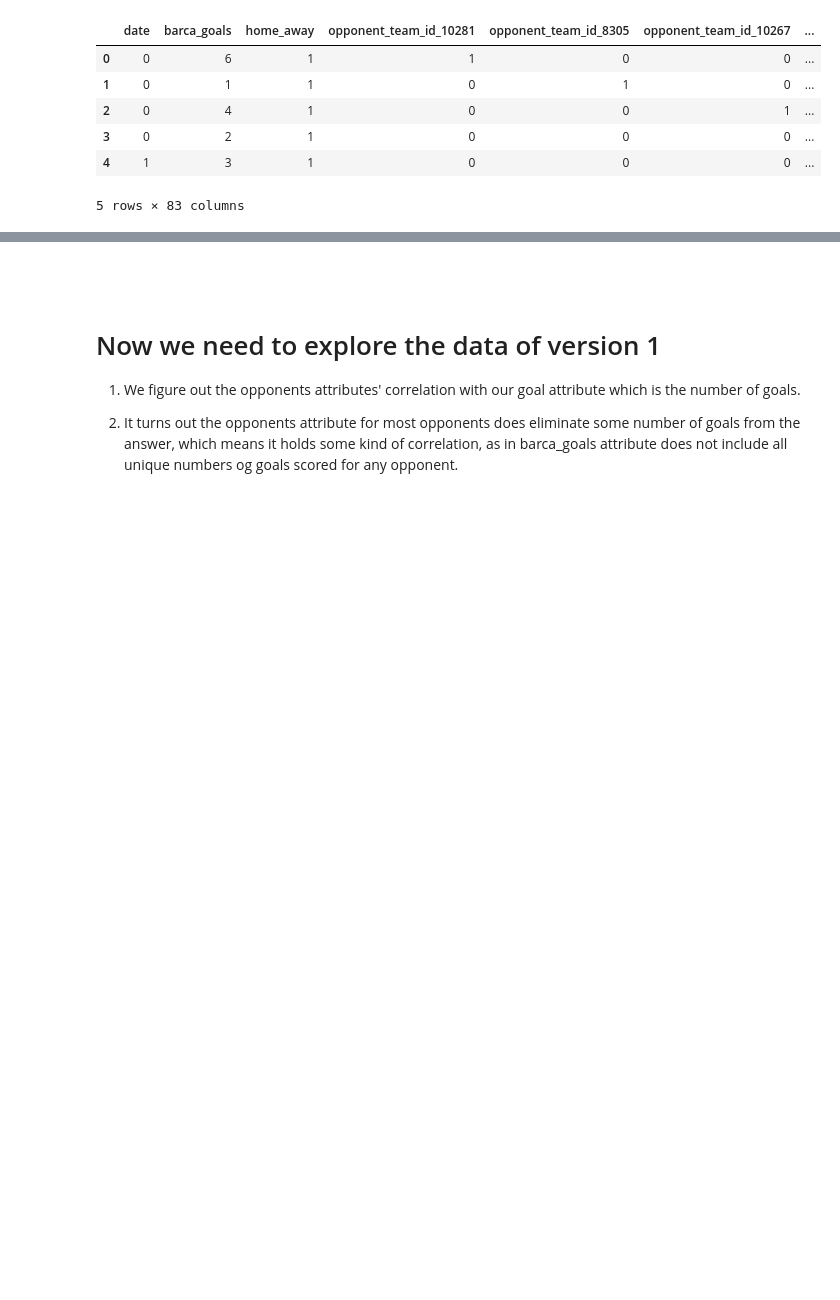
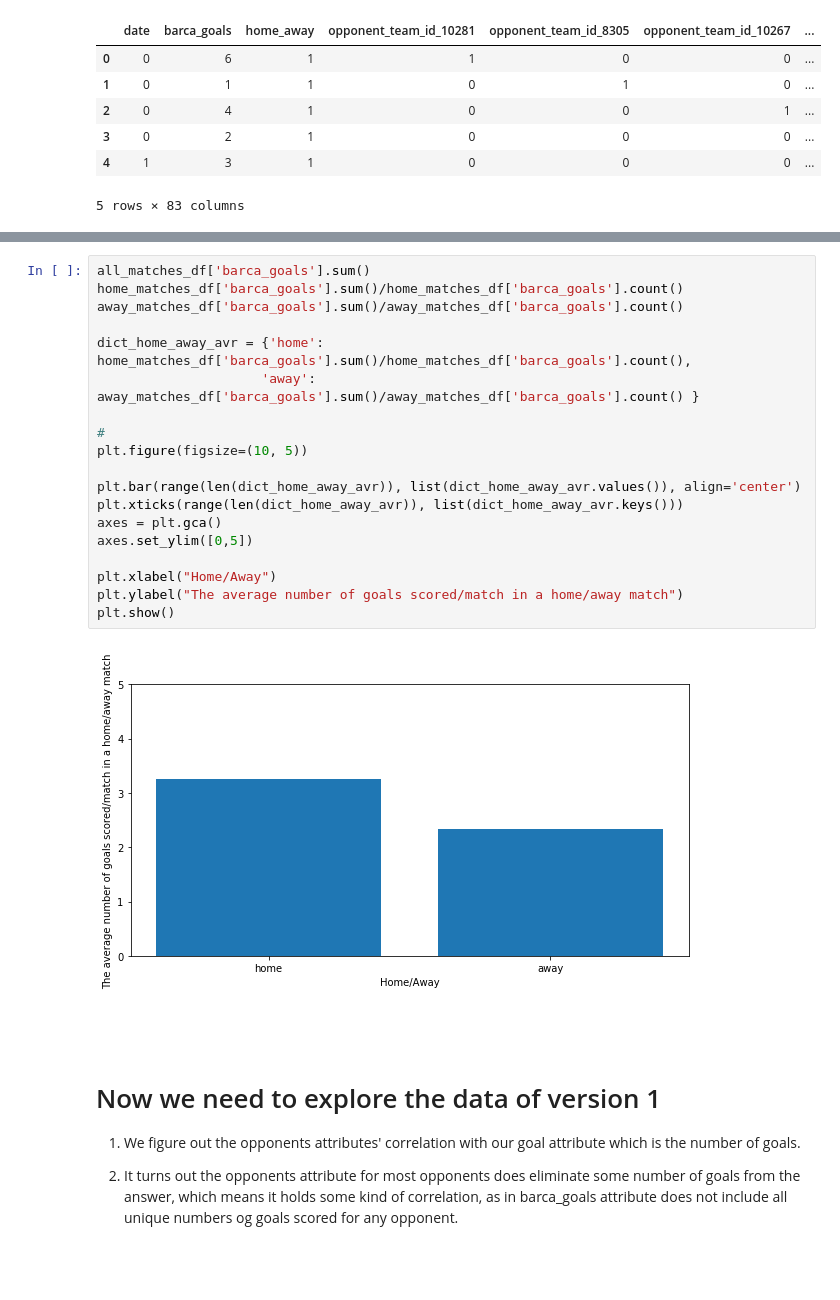
Before and after one commit to AnwarLabib/FC-Barcelona-Goal-Prediction, a Jupyter notebook: data_cleaning.ipynb, the cells around one changed output, grey strips where cells are left out. Drawn from its saved outputs; the diff is of its cells as text; blank space fills up the shorter version.

```diff
--- a/data_cleaning.ipynb
+++ b/data_cleaning.ipynb
@@ -310,3 +355,24 @@ all_matches_df_v2.head()
+# %%
+all_matches_df['barca_goals'].sum()
+home_matches_df['barca_goals'].sum()/home_matches_df['barca_goals'].count()
+away_matches_df['barca_goals'].sum()/away_matches_df['barca_goals'].count()
+
+dict_home_away_avr = {'home': home_matches_df['barca_goals'].sum()/home_matches_df['barca_goals'].count(),
+                     'away': away_matches_df['barca_goals'].sum()/away_matches_df['barca_goals'].count() }
+
+#
+plt.figure(figsize=(10, 5))
+
+plt.bar(range(len(dict_home_away_avr)), list(dict_home_away_avr.values()), align='center')
+plt.xticks(range(len(dict_home_away_avr)), list(dict_home_away_avr.keys()))
+axes = plt.gca()
+axes.set_ylim([0,5])
+
+plt.xlabel("Home/Away")
+plt.ylabel("The average number of goals scored/match in a home/away match")
+plt.show()
+# %% [output]
+[figure, added]
 # %% [markdown]
 <br>
 <br>
```
Also changed, not shown: parts of 14 cells of this notebook.
